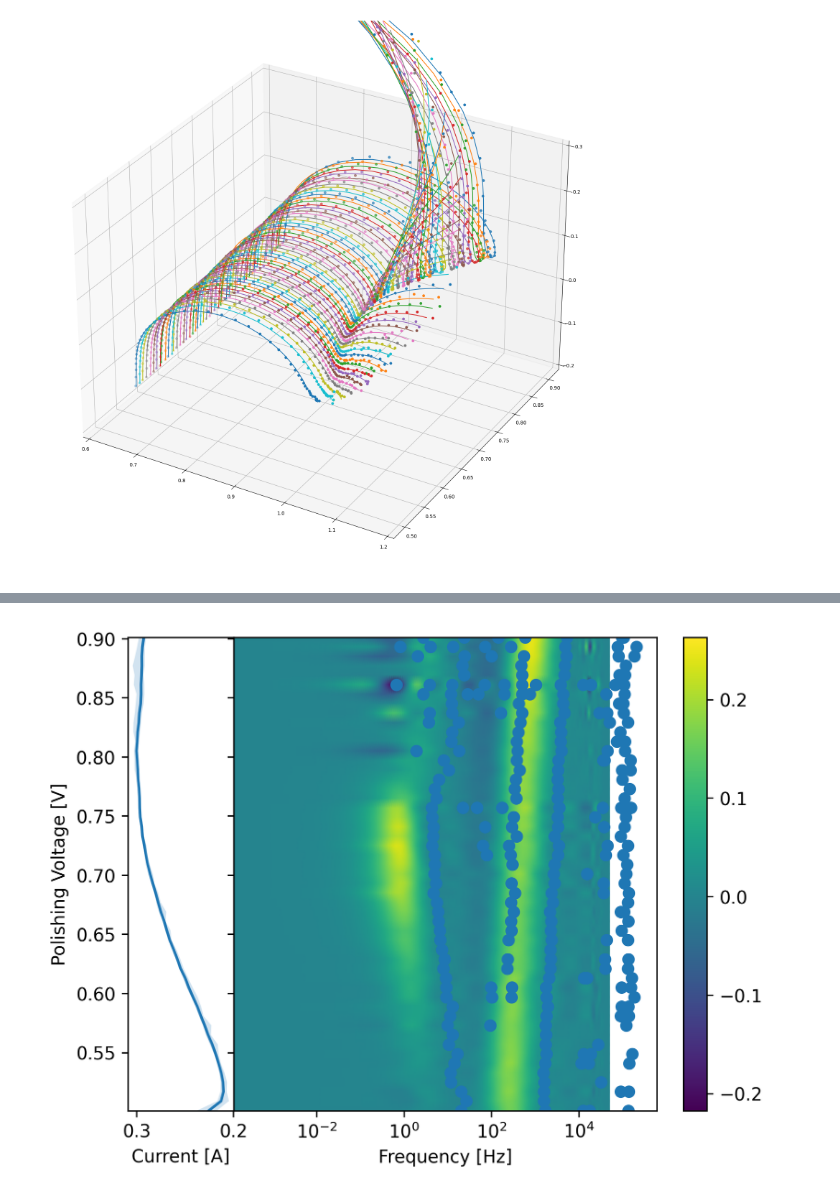
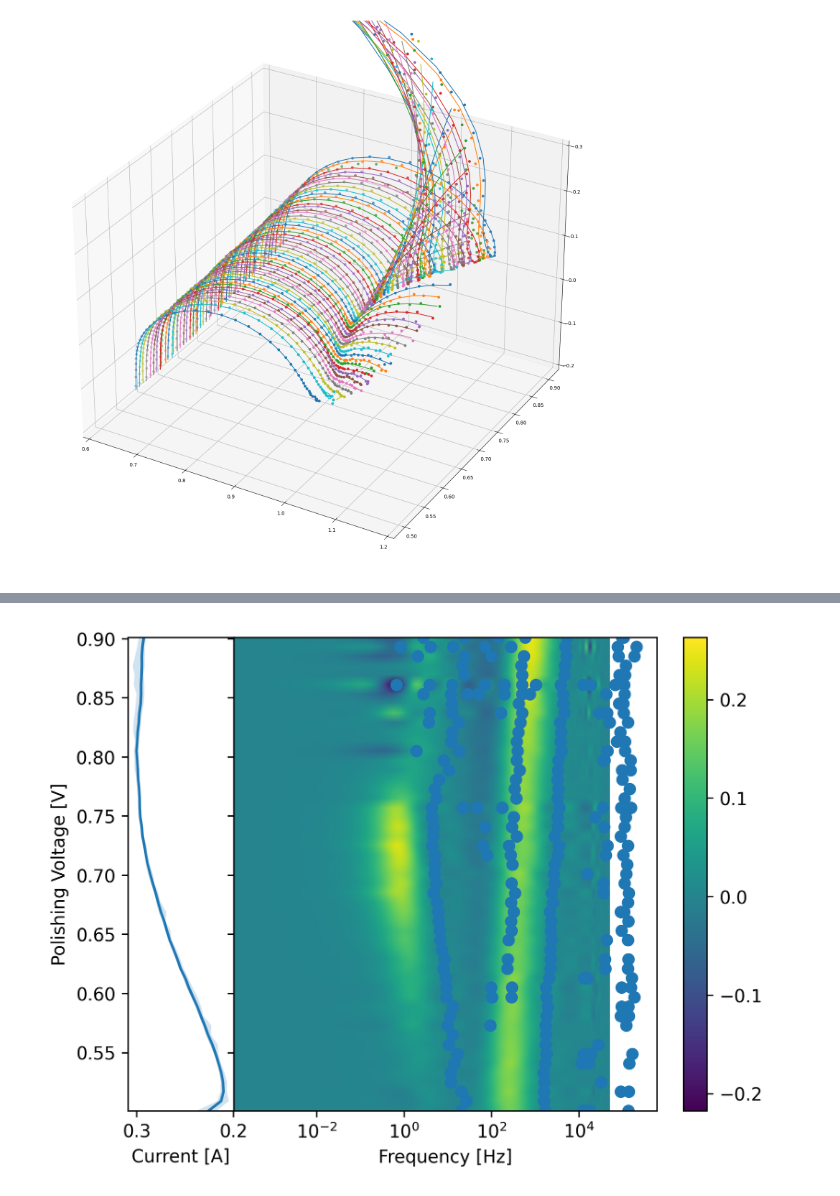
Before and after one commit to EricViklund/nbeis, a Jupyter notebook: DRT-Compute-3.ipynb, the cells around one changed output, grey strips where cells are left out. Drawn from its saved outputs; the diff is of its cells as text; code cells hidden in the pictures.

```diff
--- a/DRT-Compute-3.ipynb
+++ b/DRT-Compute-3.ipynb
@@ -164,7 +164,7 @@ def generalized_DRT(params, A_re, A_im, f_m, derivative = 0):
 
 
         jac_re[:A_re.shape[0],:A_re.shape[1]] = A_re
-        jac_im[:A_im.shape[0],:A_im.shape[1]] = A_im
+        jac_im[:A_im.shape[0],A_re.shape[1]:A_re.shape[1]+A_im.shape[1]] = A_im
         jac_re[:,-2] = np.ones((f_m.shape[0]))
         jac_im[:,-1] = np.exp(f_m)
 
@@ -218,10 +218,6 @@ def cost_func_jac(params,f_m,A_re,A_im,b,norm_matrix,fit_function):
 
     x = params
 
-
-    dRe_norm_cost = np.zeros((params.shape[0]))
-    dIm_norm_cost = np.zeros((params.shape[0]))
-
     dRe_norm_cost = np.matmul(x,norm_matrix)+np.matmul(norm_matrix,x.T)
     dIm_norm_cost = np.matmul(x,norm_matrix)+np.matmul(norm_matrix,x.T)
 
@@ -240,9 +236,9 @@ def DRT_Fit(measured_frequencies, measured_Z, fitting_frequencies, reg_params, R
 
     #Generate parameter array
     #real, imag, resistance, inductance
-    x_params = np.zeros((fitting_frequencies.shape[0]+4))
-    x_params[-4] = 0.0
-    x_params[-3] = 0.0
+    x_params = np.random.rand((2*fitting_frequencies.shape[0]+2))*1e-9
+    #x_params[-4] = 0.0
+    #x_params[-3] = 0.0
     x_params[-2] = R0
     x_params[-1] = L0
 
@@ -259,28 +255,30 @@ def DRT_Fit(measured_frequencies, measured_Z, fitting_frequencies, reg_params, R
     for k in range(reg_order):
         integral = quad(lambda y: norm_integrand(y,fn,fm,k,gaussian_width/2.355), -3*gaussian_width/2.355, 3*gaussian_width/2.355)
         M[:fitting_frequencies.shape[0],:fitting_frequencies.shape[0]] += reg_params[k]*integral.reshape(fn_mesh.shape).T
+        M[fitting_frequencies.shape[0]:2*fitting_frequencies.shape[0],fitting_frequencies.shape[0]:2*fitting_frequencies.shape[0]] += reg_params[k]*integral.reshape(fn_mesh.shape).T
 
 
     #Fit to experimental data
     b = Z_m
 
     #Solve for parameters
-    res = minimize(cost_func,x_params,args=(f_m,A_re,A_im,b,M,Fit_Function_1),method='BFGS',jac=cost_func_jac)
+    res = minimize(cost_func,x_params,args=(f_m,A_re,A_im,b,M,generalized_DRT),method='BFGS',jac=cost_func_jac)
     x_params = res['x']
 
     #Calculate the gamma function coefficients
-    x = x_params[:-4]
+    #x = x_params[:-2]
+    x_re = x_params[0:A_re.shape[1]]
+    x_im = x_params[A_re.shape[1]:A_re.shape[1]+A_im.shape[1]]
     #x_im = x_re
-    w_o = x_params[-3]
-    R1 = x_params[-2]
-    R2 = x_params[-4]
+    #w_o = x_params[-3]
+    R = x_params[-2]
+    #R2 = x_params[-4]
     L = x_params[-1]
 
-    return {'x': x,
-            'R1': R1,
-            'R2': R2,
+    return {'x_re': x_re,
+            'x_im': x_im,
+            'R': R,
             'L': L,
-            'w_o': w_o,
             'A_re': A_re,
             'A_im': A_im,
             'f_m': f_m,
@@ -360,7 +358,7 @@ for row, data in enumerate(data_list[0:1]):
         #PARAMS
         f_min = np.min(Freq)/1000
         f_max = np.max(Freq)
-        fitting_params_per_decade = 12
+        fitting_params_per_decade = 8
 
 
         #Convert to log frequency
@@ -406,7 +404,8 @@ from matplotlib.transforms import Bbox
 
 """Plotting"""
 
-x = []
+x_re = []
+x_im = []
 Electrode_Potential = []
 Current = []
 Current_min = []
@@ -426,13 +425,15 @@ for key in output.keys():
 #    ax.plot(np.matmul(cycle_output['A_re'],cycle_output['x'])+cycle_output['R'],np.matmul(cycle_output['A_im'],cycle_output['x'])+np.exp(cycle_output['f_m'])*cycle_output['L']-np.exp(-cycle_output['f_m'])*cycle_output['C'])
 
 
-    x.append(cycle_output['x'])
+    x_re.append(cycle_output['x_re'])
+    x_im.append(cycle_output['x_im'])
     Electrode_Potential.append(cycle_output['E'][-1])
     Current.append(np.mean(cycle_output['I']))
     Current_max.append(np.max(cycle_output['I']))
     Current_min.append(np.min(cycle_output['I']))
 
-x = np.array(x).T
+x_re = np.array(x_re).T
+x_im = np.array(x_im).T
 Electrode_Potential = np.array(Electrode_Potential)
 Current = np.array(Current)
 Current_max = np.array(Current_max)
@@ -458,28 +459,28 @@ Elapsed time: 0.13 seconds
 # %%
 ax = plt.figure(figsize=(20,20)).add_subplot(projection='3d')
 
 ax.set_xlim(0.6,1.2)
 ax.set_zlim(-0.2,0.3)
 
 for i, key in reversed(list(enumerate(output.keys()))):
     cycle_output = output[key]
 
 
     Z_exp_re = cycle_output['ReZ']
     Z_exp_im = cycle_output['ImZ']
     #Z_sim_re = np.matmul(cycle_output['A_re'],cycle_output['x'])+cycle_output['R']
     #Z_sim_im = np.matmul(cycle_output['A_im'],cycle_output['x'])+np.exp(cycle_output['f_m'])*cycle_output['L']-np.exp(-cycle_output['f_m'])*cycle_output['C']
 
-    Z_sim_re, Z_sim_im = Fit_Function_1(cycle_output['params'], cycle_output['A_re'], cycle_output['A_im'], cycle_output['f_m'])
+    Z_sim_re, Z_sim_im = generalized_DRT(cycle_output['params'], cycle_output['A_re'], cycle_output['A_im'], cycle_output['f_m'])
 
     ax.scatter(Z_exp_re,Electrode_Potential[i].repeat(Z_exp_re.shape[0]),Z_exp_im)
     ax.plot(Z_sim_re,Electrode_Potential[i].repeat(Z_sim_re.shape[0]),Z_sim_im)
 
 
 
 plt.show()
 # %% [output]
-[figure, old version]
+[figure, new version]
 # %%
 fig, axs = plt.subplots(1,3,figsize=(15,5))
 
```
Also changed, not shown: parts of 4 cells of this notebook, 2 other files.
